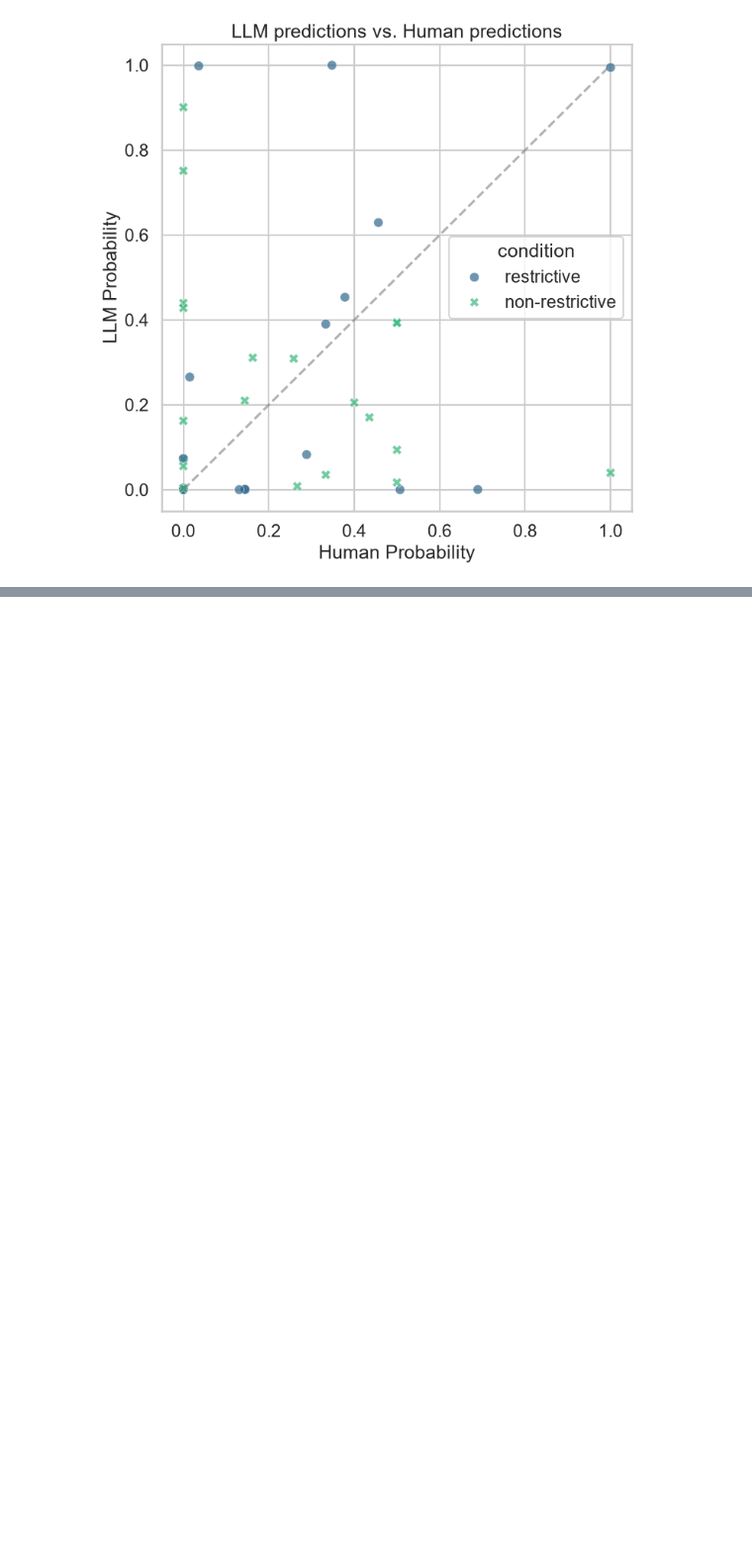
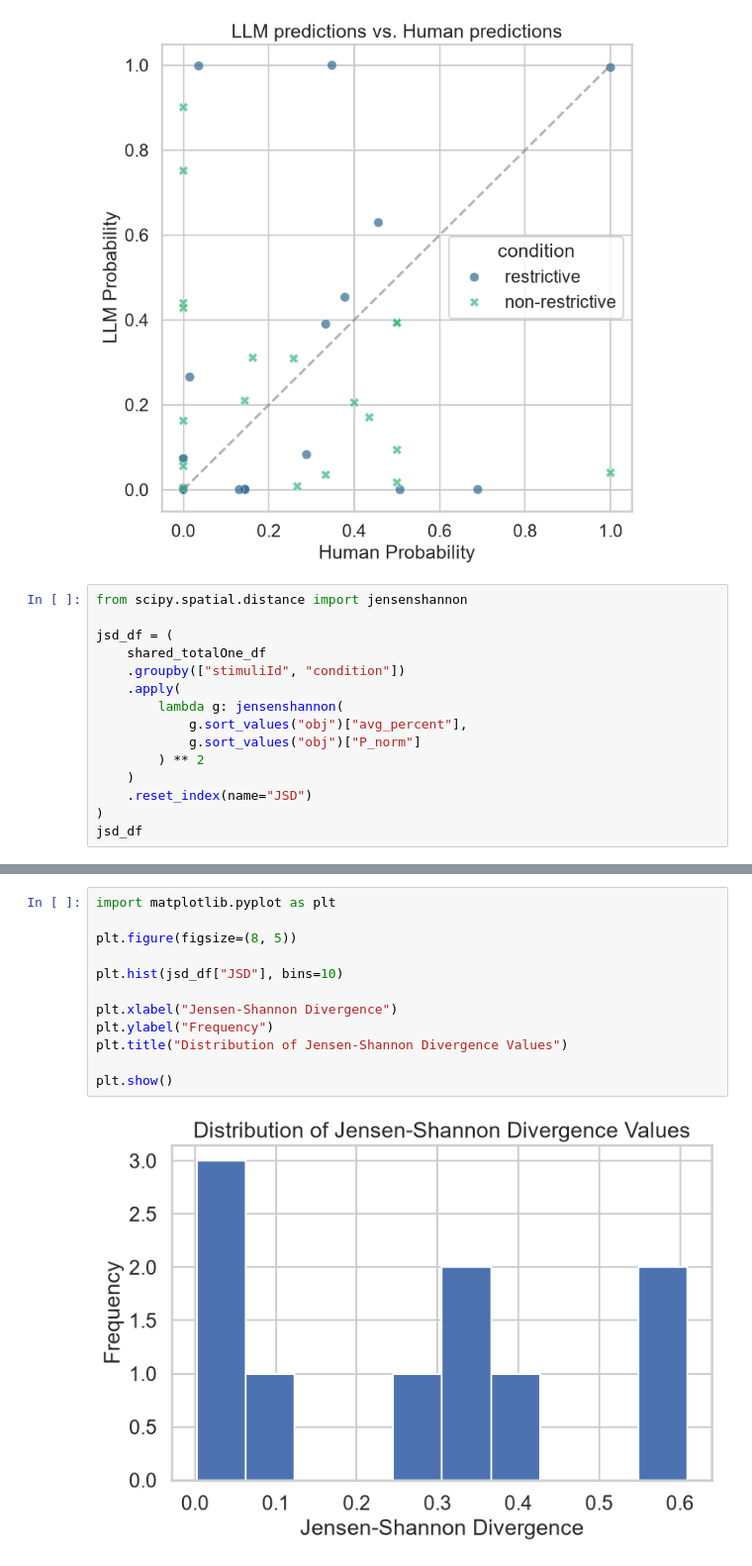
Before and after one commit to JonathanTheDuck/et26_VisualWorldParadigm, a Jupyter notebook: 02_analytics/compare/compare.ipynb, the cells around one changed output, grey strips where cells are left out. Shown at 99% size. Saved outputs shown, nothing was run; the diff lists cells and outputs as text; blank space fills up the shorter version.

```diff
--- a/02_analytics/compare/compare.ipynb
+++ b/02_analytics/compare/compare.ipynb
@@ -213,3 +213,18 @@ ax.set_title("LLM predictions vs. Human predictions")
 # %% [output]
 Text(0.5, 1.0, 'LLM predictions vs. Human predictions')
 [figure]
+# %%
+from scipy.spatial.distance import jensenshannon
+
+jsd_df = (
+    shared_totalOne_df
+    .groupby(["stimuliId", "condition"])
+    .apply(
+        lambda g: jensenshannon(
+            g.sort_values("obj")["avg_percent"],
+            g.sort_values("obj")["P_norm"]
+        ) ** 2
+    )
+    .reset_index(name="JSD")
+)
+jsd_df
@@ -215,0 +243,14 @@ Text(0.5, 1.0, 'LLM predictions vs. Human predictions')
+# %%
+import matplotlib.pyplot as plt
+
+plt.figure(figsize=(8, 5))
+
+plt.hist(jsd_df["JSD"], bins=10)
+
+plt.xlabel("Jensen-Shannon Divergence")
+plt.ylabel("Frequency")
+plt.title("Distribution of Jensen-Shannon Divergence Values")
+
+plt.show()
+# %% [output]
+[figure, added]
```
Also changed, not shown: parts of 3 cells of this notebook.
